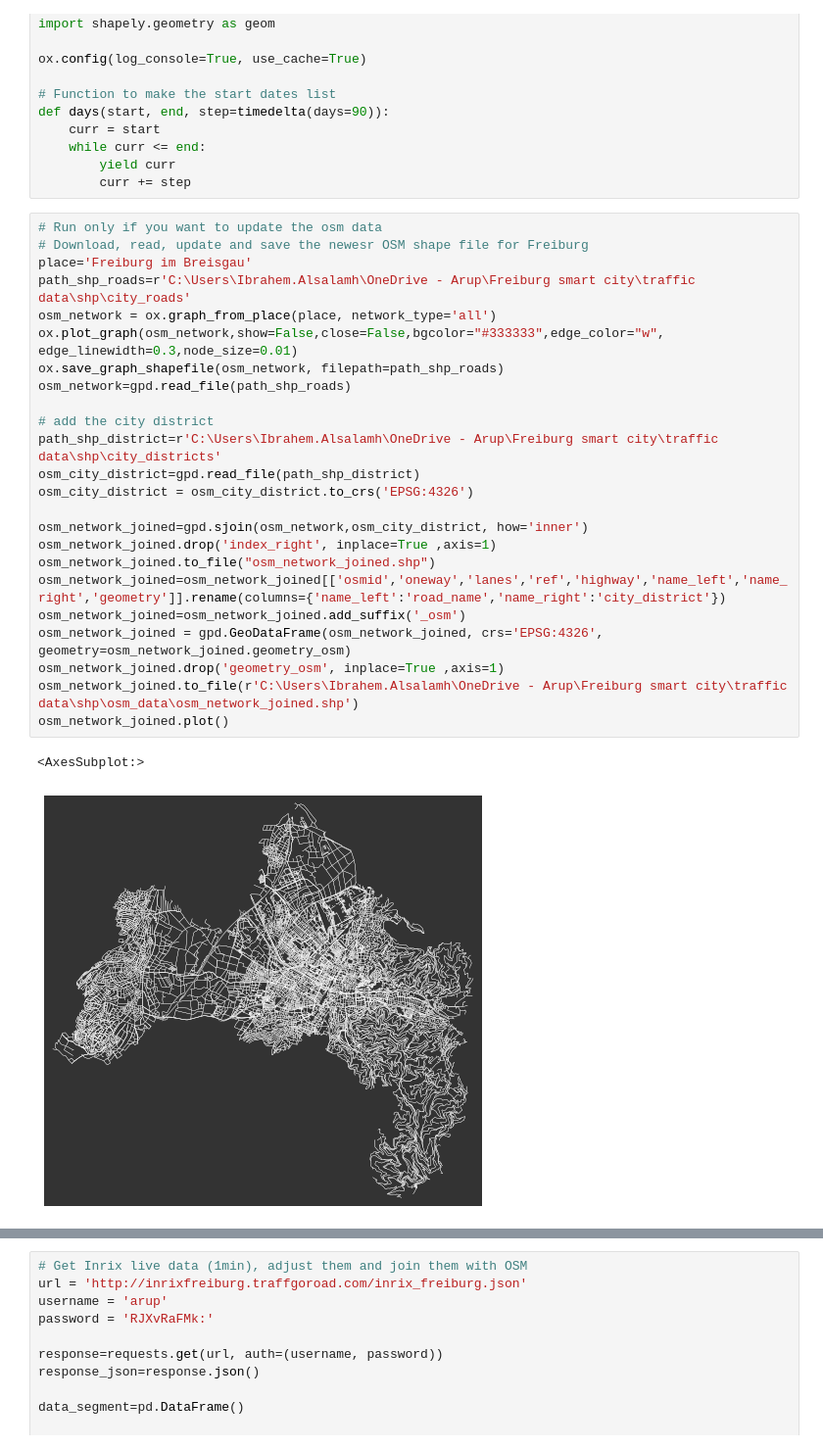
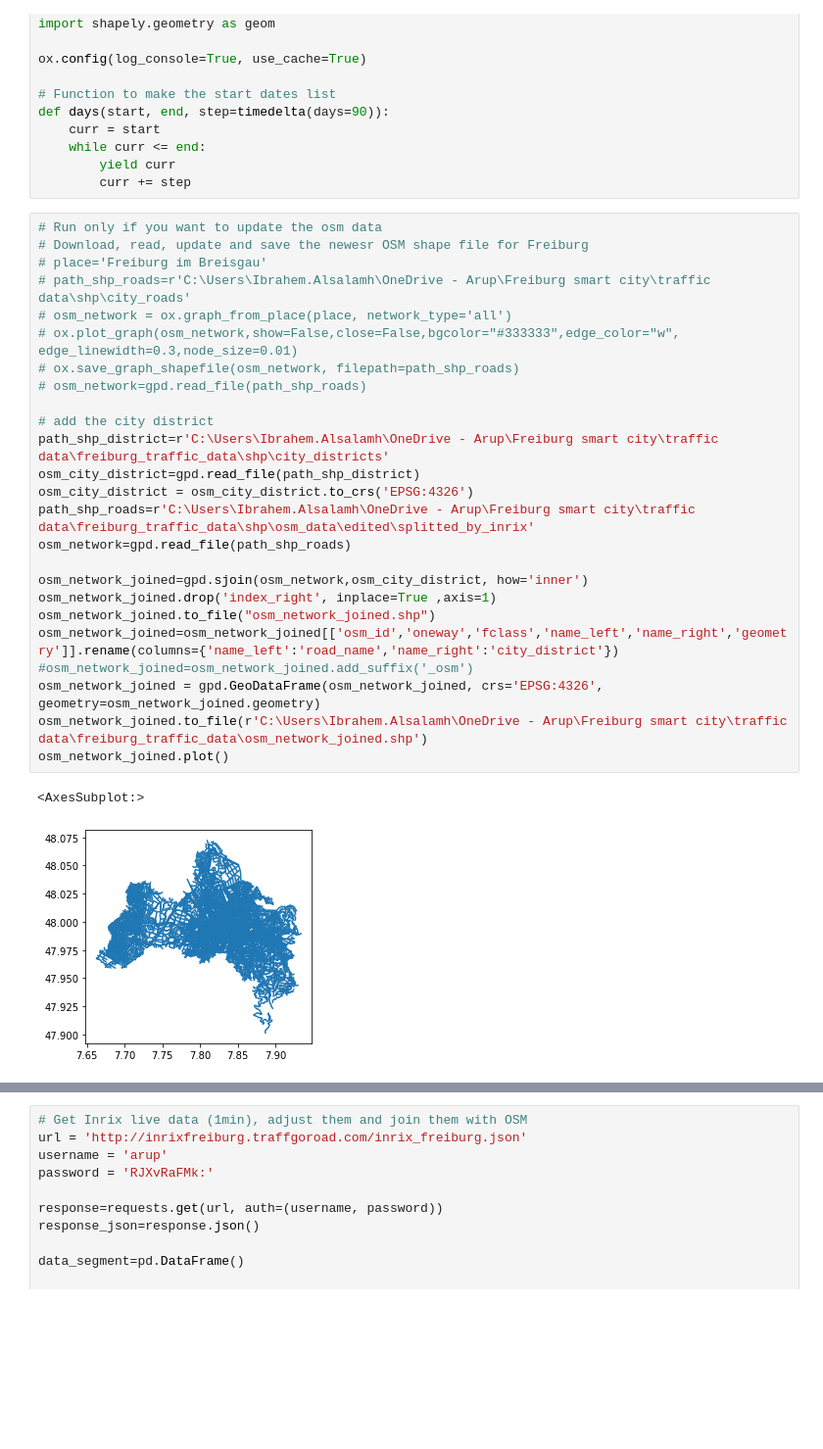
Before and after one commit to IbrahemAlsalamh/freiburg_traffic_data, a Jupyter notebook: hist_data_scraping_and_analysis.ipynb, the cells around one changed output, grey strips where cells are left out. Shown: that part at 98% size. Cells and saved outputs as stored; diff of their text form; blank space fills up the shorter version.

```diff
--- a/hist_data_scraping_and_analysis.ipynb
+++ b/hist_data_scraping_and_analysis.ipynb
@@ -22,27 +22,28 @@ def days(start, end, step=timedelta(days=90)):
 # %%
 # Run only if you want to update the osm data
 # Download, read, update and save the newesr OSM shape file for Freiburg
-place='Freiburg im Breisgau'
-path_shp_roads=r'C:\Users\Ibrahem.Alsalamh\OneDrive - Arup\Freiburg smart city\traffic data\shp\city_roads'
-osm_network = ox.graph_from_place(place, network_type='all')
-ox.plot_graph(osm_network,show=False,close=False,bgcolor="#333333",edge_color="w", edge_linewidth=0.3,node_size=0.01)
-ox.save_graph_shapefile(osm_network, filepath=path_shp_roads)
-osm_network=gpd.read_file(path_shp_roads)
+# place='Freiburg im Breisgau'
+# path_shp_roads=r'C:\Users\Ibrahem.Alsalamh\OneDrive - Arup\Freiburg smart city\traffic data\shp\city_roads'
+# osm_network = ox.graph_from_place(place, network_type='all')
+# ox.plot_graph(osm_network,show=False,close=False,bgcolor="#333333",edge_color="w", edge_linewidth=0.3,node_size=0.01)
+# ox.save_graph_shapefile(osm_network, filepath=path_shp_roads)
+# osm_network=gpd.read_file(path_shp_roads)
 
 # add the city district
-path_shp_district=r'C:\Users\Ibrahem.Alsalamh\OneDrive - Arup\Freiburg smart city\traffic data\shp\city_districts'
+path_shp_district=r'C:\Users\Ibrahem.Alsalamh\OneDrive - Arup\Freiburg smart city\traffic data\freiburg_traffic_data\shp\city_districts'
 osm_city_district=gpd.read_file(path_shp_district)
 osm_city_district = osm_city_district.to_crs('EPSG:4326')
+path_shp_roads=r'C:\Users\Ibrahem.Alsalamh\OneDrive - Arup\Freiburg smart city\traffic data\freiburg_traffic_data\shp\osm_data\edited\splitted_by_inrix'
+osm_network=gpd.read_file(path_shp_roads)
 
 osm_network_joined=gpd.sjoin(osm_network,osm_city_district, how='inner')
 osm_network_joined.drop('index_right', inplace=True ,axis=1)
 osm_network_joined.to_file("osm_network_joined.shp")
-osm_network_joined=osm_network_joined[['osmid','oneway','lanes','ref','highway','name_left','name_right','geometry']].rename(columns={'name_left':'road_name','name_right':'city_district'})
-osm_network_joined=osm_network_joined.add_suffix('_osm')
-osm_network_joined = gpd.GeoDataFrame(osm_network_joined, crs='EPSG:4326', geometry=osm_network_joined.geometry_osm)
-osm_network_joined.drop('geometry_osm', inplace=True ,axis=1)
-osm_network_joined.to_file(r'C:\Users\Ibrahem.Alsalamh\OneDrive - Arup\Freiburg smart city\traffic data\shp\osm_data\osm_network_joined.shp')
+osm_network_joined=osm_network_joined[['osm_id','oneway','fclass','name_left','name_right','geometry']].rename(columns={'name_left':'road_name','name_right':'city_district'})
+#osm_network_joined=osm_network_joined.add_suffix('_osm')
+osm_network_joined = gpd.GeoDataFrame(osm_network_joined, crs='EPSG:4326', geometry=osm_network_joined.geometry)
+osm_network_joined.to_file(r'C:\Users\Ibrahem.Alsalamh\OneDrive - Arup\Freiburg smart city\traffic data\freiburg_traffic_data\osm_network_joined.shp')
 osm_network_joined.plot()
 # %% [output]
 <AxesSubplot:>
-[figure, old version]
+[figure, new version]
```
Also changed, not shown: parts of 1 cell of this notebook, 14 other files.
